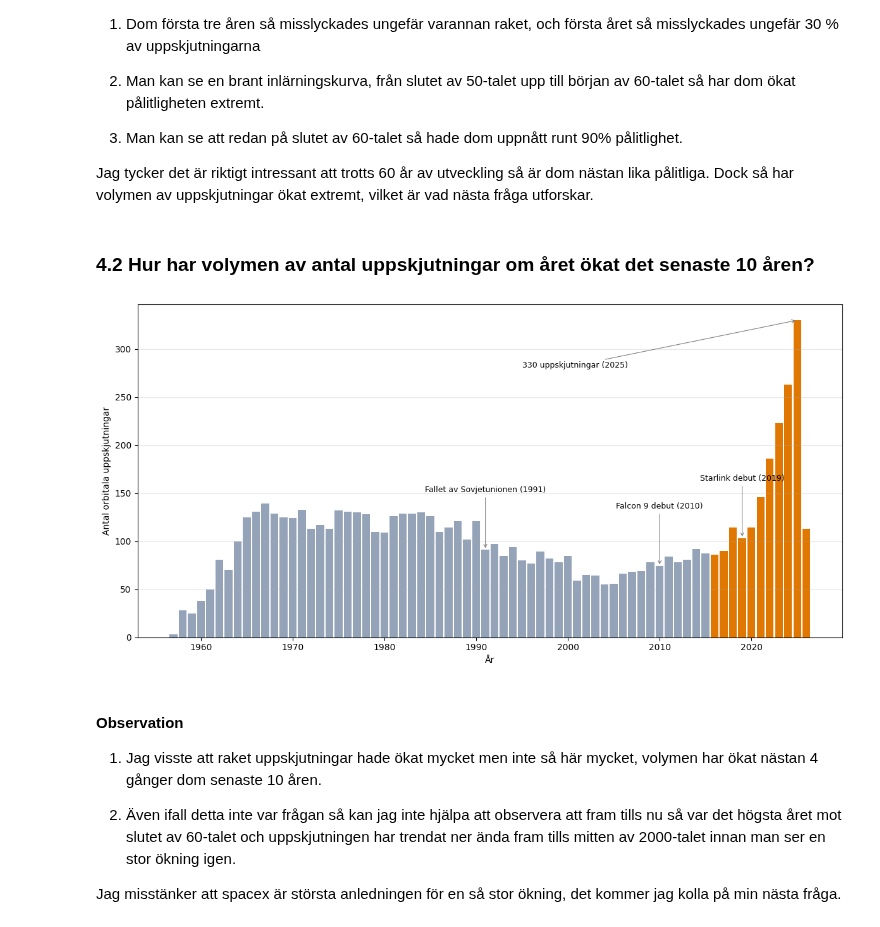
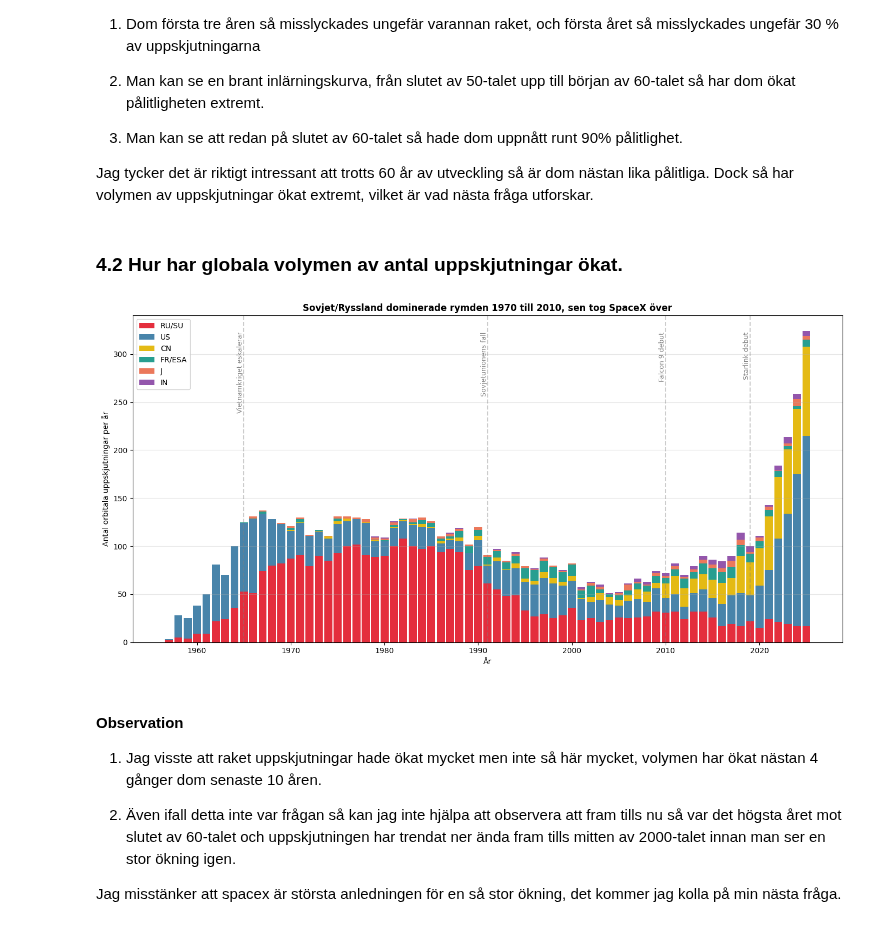
Before and after one commit to jacoblasse/KK1-rymduppskjutningar, a Jupyter notebook: notebook.ipynb, the cells around one changed output. Drawn from its saved outputs; the diff is of its cells as text; code cells hidden in the pictures.

Commit message:
Changed graph volume of launches to show countries too

```diff
--- a/notebook.ipynb
+++ b/notebook.ipynb
@@ -624,48 +624,63 @@ plt.show()
 
 Jag tycker det är riktigt intressant att trotts 60 år av utveckling så är dom nästan lika pålitliga. Dock så har volymen av uppskjutningar ökat extremt, vilket är vad nästa fråga utforskar.
 # %% [markdown]
-### 4.2 Hur har volymen av antal uppskjutningar om året ökat det senaste 10 åren?
+### 4.2 Hur har globala volymen av antal uppskjutningar ökat.
 # %%
-# Jag kan använda mig av by_year dataframen jag skapat till förra diagramet
+# Top 6 länder för stormakts analysen
+top_countries = ["RU/SU", "US", "CN", "FR/ESA", "J", "IN"]
 
-fig, ax = plt.subplots(figsize=(12, 6))
+# Skapa pivot table med år som index, land som kolumner, antal launches som värden
+country_year = orbital[orbital["Country"].isin(top_countries)].pivot_table(
+    index="Year",
+    columns="Country",
+    values="Outcome",
+    aggfunc="count",
+    fill_value=0
+)
+country_year = country_year.reindex(range(1957, 2026), fill_value=0)
 
-year_cutoff = 2016
+# Plotta som staplat stapeldiagram
+fig, ax = plt.subplots(figsize=(14, 7))
 
-colors = ["#e07700" if year >= year_cutoff else "#94a3b8" for year in by_year.index]
-ax.bar(by_year.index, by_year["total"], color=colors, width=0.85)
-
-events = {
-    1991: "Fallet av Sovjetunionen (1991)",
-    2010: "Falcon 9 debut (2010)",
-    2019: "Starlink debut (2019)",
+colors = {
+    "RU/SU": "#e42e3d",
+    "US": "#4884aa",
+    "CN": "#e4ba14",
+    "FR/ESA": "#279e90",
+    "J": "#eb785b",
+    "IN": "#9356ac",
 }
 
+# Stapla genom att räkna ut "bottom" för varje land
+bottom = pd.Series(0, index=country_year.index)
+for country in top_countries:
+    ax.bar(country_year.index, country_year[country], bottom=bottom,
+           label=country, color=colors[country], width=0.85)
+    bottom = bottom + country_year[country]
+
+# Annotera viktiga händelser
+events = {
+    1965: "Vietnamkriget eskalerar",
+    1991: "Sovjetunionens fall",
+    2010: "Falcon 9 debut",
+    2019: "Starlink debut",
+}
 for year, label in events.items():
-    if year in by_year.index:
-        total = by_year.loc[year, "total"]
-        ax.annotate(label, xy=(year, total), xytext=(year, total + 60),
-                    arrowprops=dict(arrowstyle="->", color="gray", lw=0.8),
-                    fontsize=9, ha="center")
-
-
-peak_year = by_year["total"].idxmax()
-peak_value = by_year["total"].max()
-ax.annotate(f"{peak_value} uppskjutningar ({peak_year})",
-            xy=(peak_year, peak_value),
-            xytext=(peak_year - 30, peak_value * 0.85),
-            arrowprops=dict(arrowstyle="->", color="gray", lw=0.8),
-            fontsize=9)
-
-
+    if year in country_year.index:
+        ax.axvline(year, color="gray", linestyle="--", alpha=0.4)
+        ax.text(year, ax.get_ylim()[1] * 0.95, label, rotation=90,
+                fontsize=9, ha="right", va="top", color="gray")
 
 ax.set_xlabel("År")
-ax.set_ylabel("Antal orbitala uppskjutningar")
+ax.set_ylabel("Antal orbitala uppskjutningar per år")
+ax.set_title("Sovjet/Ryssland dominerade rymden 1970 till 2010, sen tog SpaceX över",
+             fontsize=12, fontweight="bold")
+ax.legend(loc="upper left")
 ax.grid(True, alpha=0.3, axis="y")
 plt.tight_layout()
 plt.show()
 # %% [output]
-[figure, old version]
+[figure, new version]
 # %% [markdown]
 #### Observation
 
```
